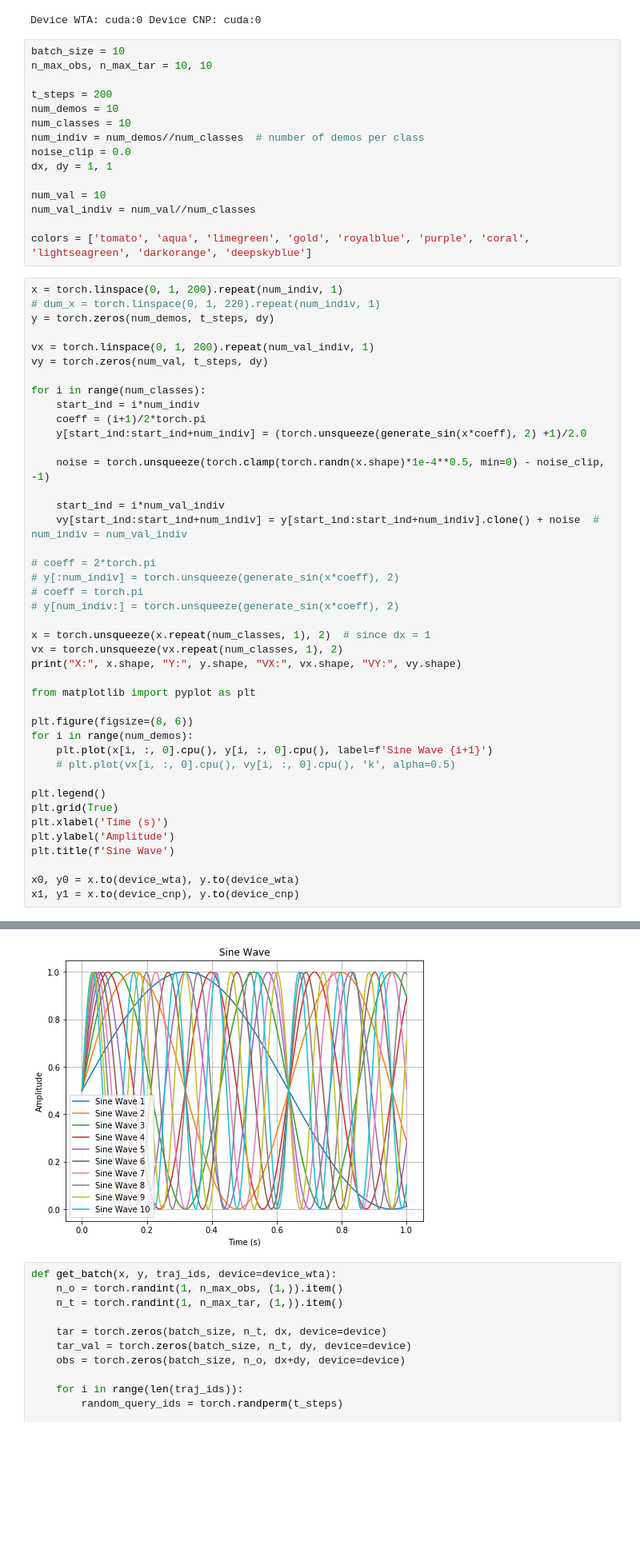
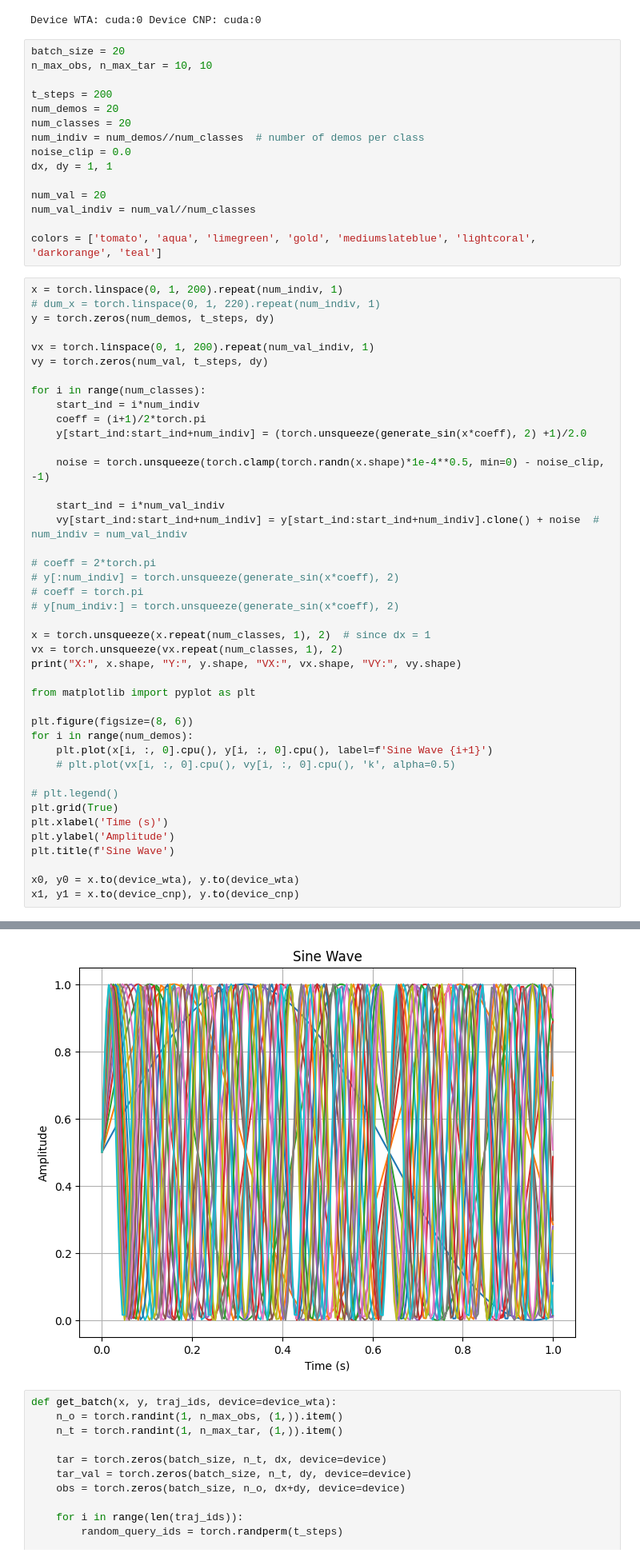
Before and after one commit to yildirimyigit/cnep, a Jupyter notebook: compare_cnp_wta_sine.ipynb, the cells around one changed output, grey strips where cells are left out. Shown at 80% size. Cells and saved outputs as stored; diff of their text form; blank space fills up the shorter version.

```diff
--- a/compare_cnp_wta_sine.ipynb
+++ b/compare_cnp_wta_sine.ipynb
@@ -36,20 +36,20 @@ torch.set_float32_matmul_precision('high')
 # %% [output]
 Device WTA: cuda:0 Device CNP: cuda:0
 # %%
-batch_size = 10
+batch_size = 20
 n_max_obs, n_max_tar = 10, 10
 
 t_steps = 200
-num_demos = 10
-num_classes = 10
+num_demos = 20
+num_classes = 20
 num_indiv = num_demos//num_classes  # number of demos per class
 noise_clip = 0.0
 dx, dy = 1, 1
 
-num_val = 10
+num_val = 20
 num_val_indiv = num_val//num_classes
 
-colors = ['tomato', 'aqua', 'limegreen', 'gold', 'royalblue', 'purple', 'coral', 'lightseagreen', 'darkorange', 'deepskyblue']
+colors = ['tomato', 'aqua', 'limegreen', 'gold', 'mediumslateblue', 'lightcoral', 'darkorange', 'teal']
 # %%
 x = torch.linspace(0, 1, 200).repeat(num_indiv, 1)
 # dum_x = torch.linspace(0, 1, 220).repeat(num_indiv, 1)
@@ -84,7 +84,7 @@ for i in range(num_demos):
     plt.plot(x[i, :, 0].cpu(), y[i, :, 0].cpu(), label=f'Sine Wave {i+1}')
     # plt.plot(vx[i, :, 0].cpu(), vy[i, :, 0].cpu(), 'k', alpha=0.5)
 
-plt.legend()
+# plt.legend()
 plt.grid(True)
 plt.xlabel('Time (s)')
 plt.ylabel('Amplitude')
@@ -97,4 +97,4 @@ X: torch.Size([10, 200, 1]) Y: torch.Size([10, 200, 1]) VX: torch.Size([10, 200,
-[figure, old version]
+[figure, new version]
 # %%
 def get_batch(x, y, traj_ids, device=device_wta):
     n_o = torch.randint(1, n_max_obs, (1,)).item()
```
Also changed, not shown: parts of 4 cells of this notebook, 1 other file.
